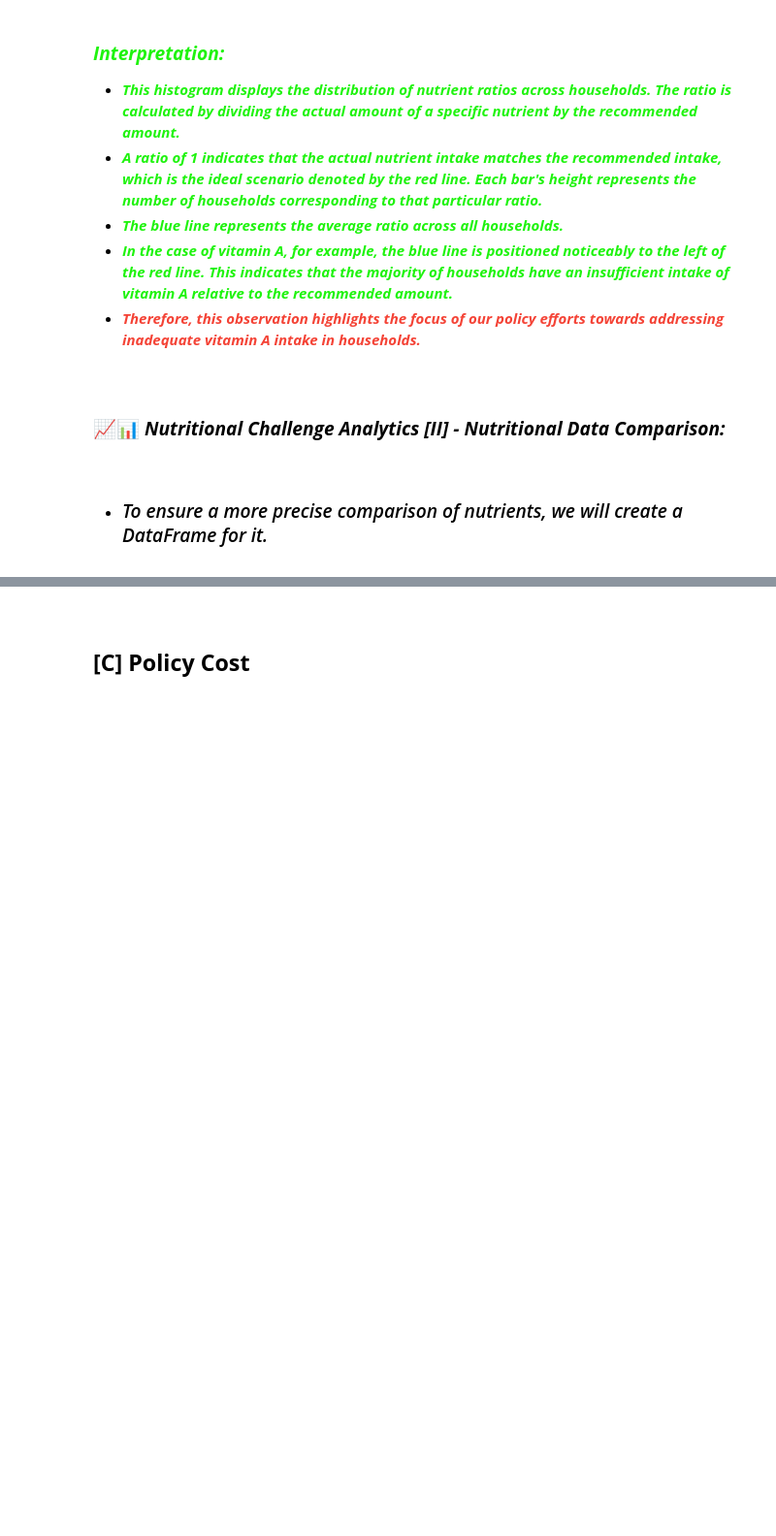
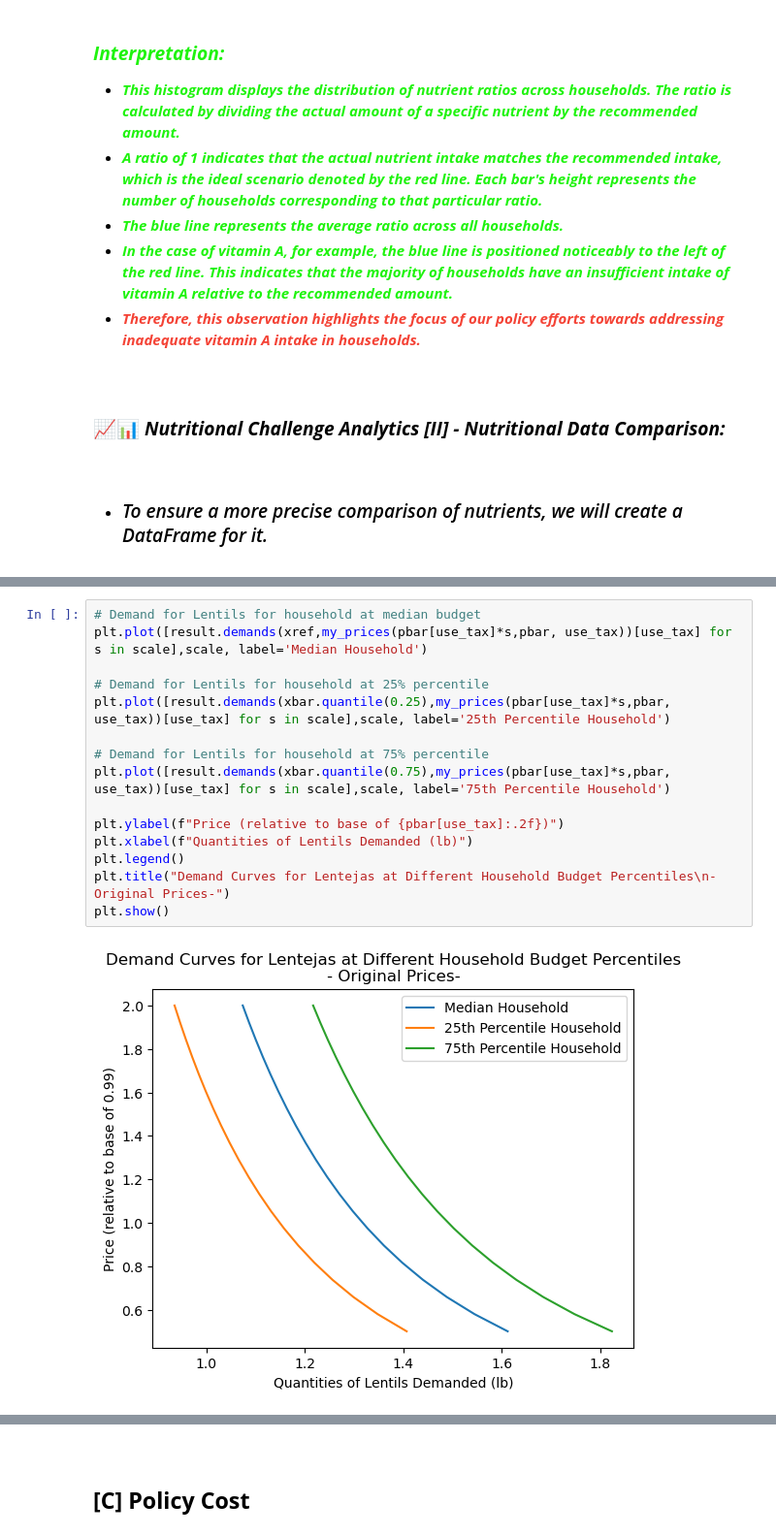
Before and after one commit to yingyinlii/team_luther_burbank_proj4, a Jupyter notebook: EEP153_project_4.ipynb, the cells around one changed output, grey strips where cells are left out. Shown at 97% size. Drawn from its saved outputs; the diff is of its cells as text; blank space fills up the shorter version.

```diff
--- a/EEP153_project_4.ipynb
+++ b/EEP153_project_4.ipynb
@@ -849,0 +960,17 @@ styled_df
+# %%
+# Demand for Lentils for household at median budget
+plt.plot([result.demands(xref,my_prices(pbar[use_tax]*s,pbar, use_tax))[use_tax] for s in scale],scale, label='Median Household')
+
+# Demand for Lentils for household at 25% percentile
+plt.plot([result.demands(xbar.quantile(0.25),my_prices(pbar[use_tax]*s,pbar, use_tax))[use_tax] for s in scale],scale, label='25th Percentile Household')
+
+# Demand for Lentils for household at 75% percentile
+plt.plot([result.demands(xbar.quantile(0.75),my_prices(pbar[use_tax]*s,pbar, use_tax))[use_tax] for s in scale],scale, label='75th Percentile Household')
+
+plt.ylabel(f"Price (relative to base of {pbar[use_tax]:.2f})")
+plt.xlabel(f"Quantities of Lentils Demanded (lb)")
+plt.legend()
+plt.title("Demand Curves for Lentejas at Different Household Budget Percentiles\n- Original Prices-")
+plt.show()
+# %% [output]
+[figure, added]
```
Also changed, not shown: parts of 58 cells of this notebook, 2 other files.
